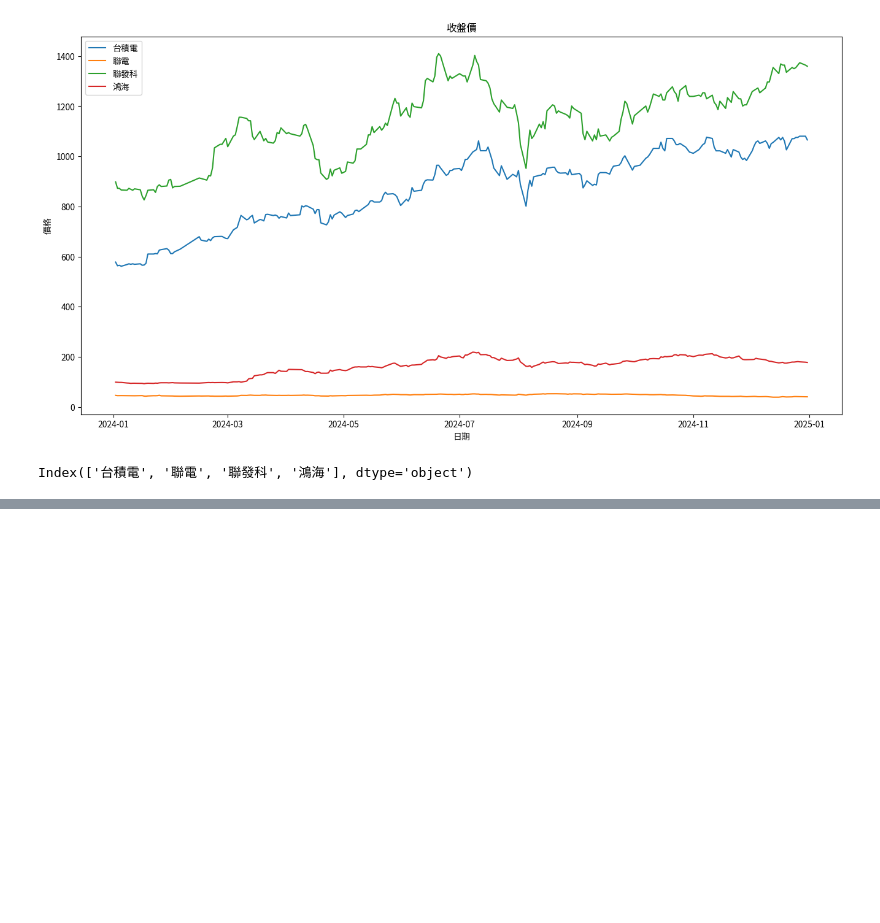
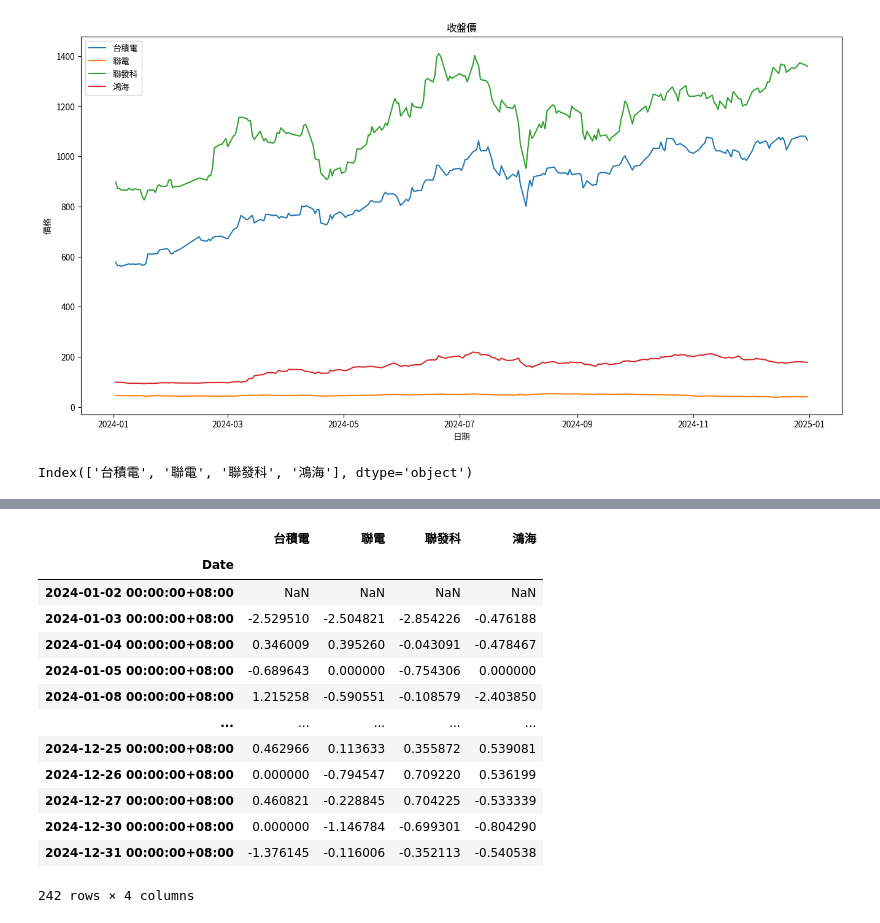
Before and after one commit to eRrokalt/Lesson2_1, a Jupyter notebook: lesson18/lesson18_2.ipynb, the cells around one changed output, grey strips where cells are left out. Saved outputs shown, nothing was run; the diff lists cells and outputs as text; code cells hidden in the pictures; blank space fills up the shorter version.

```diff
--- a/lesson18/lesson18_2.ipynb
+++ b/lesson18/lesson18_2.ipynb
@@ -181,0 +202,20 @@ Index(['台積電', '聯電', '聯發科', '鴻海'], dtype='object')
+# %%
+#close_prices_df,要顯示每日的漲幅比例,例如漲3%,跌-3%
+#pct_change()
+daily_return_pct = close_prices_df.pct_change() * 100
+daily_return_pct
+# %% [output]
+|  | 台積電 | 聯電 | 聯發科 | 鴻海 |
+| Date |  |  |  |  |
+| 2024-01-02 00:00:00+08:00 | NaN | NaN | NaN | NaN |
+| 2024-01-03 00:00:00+08:00 | -2.529510 | -2.504821 | -2.854226 | -0.476188 |
+| 2024-01-04 00:00:00+08:00 | 0.346009 | 0.395260 | -0.043091 | -0.478467 |
+| 2024-01-05 00:00:00+08:00 | -0.689643 | 0.000000 | -0.754306 | 0.000000 |
+| 2024-01-08 00:00:00+08:00 | 1.215258 | -0.590551 | -0.108579 | -2.403850 |
+| ... | ... | ... | ... | ... |
+| 2024-12-25 00:00:00+08:00 | 0.462966 | 0.113633 | 0.355872 | 0.539081 |
+| 2024-12-26 00:00:00+08:00 | 0.000000 | -0.794547 | 0.709220 | 0.536199 |
+| 2024-12-27 00:00:00+08:00 | 0.460821 | -0.228845 | 0.704225 | -0.533339 |
+| 2024-12-30 00:00:00+08:00 | 0.000000 | -1.146784 | -0.699301 | -0.804290 |
+| 2024-12-31 00:00:00+08:00 | -1.376145 | -0.116006 | -0.352113 | -0.540538 |
+242 rows × 4 columns
```
Also changed, not shown: parts of 1 cell of this notebook.
